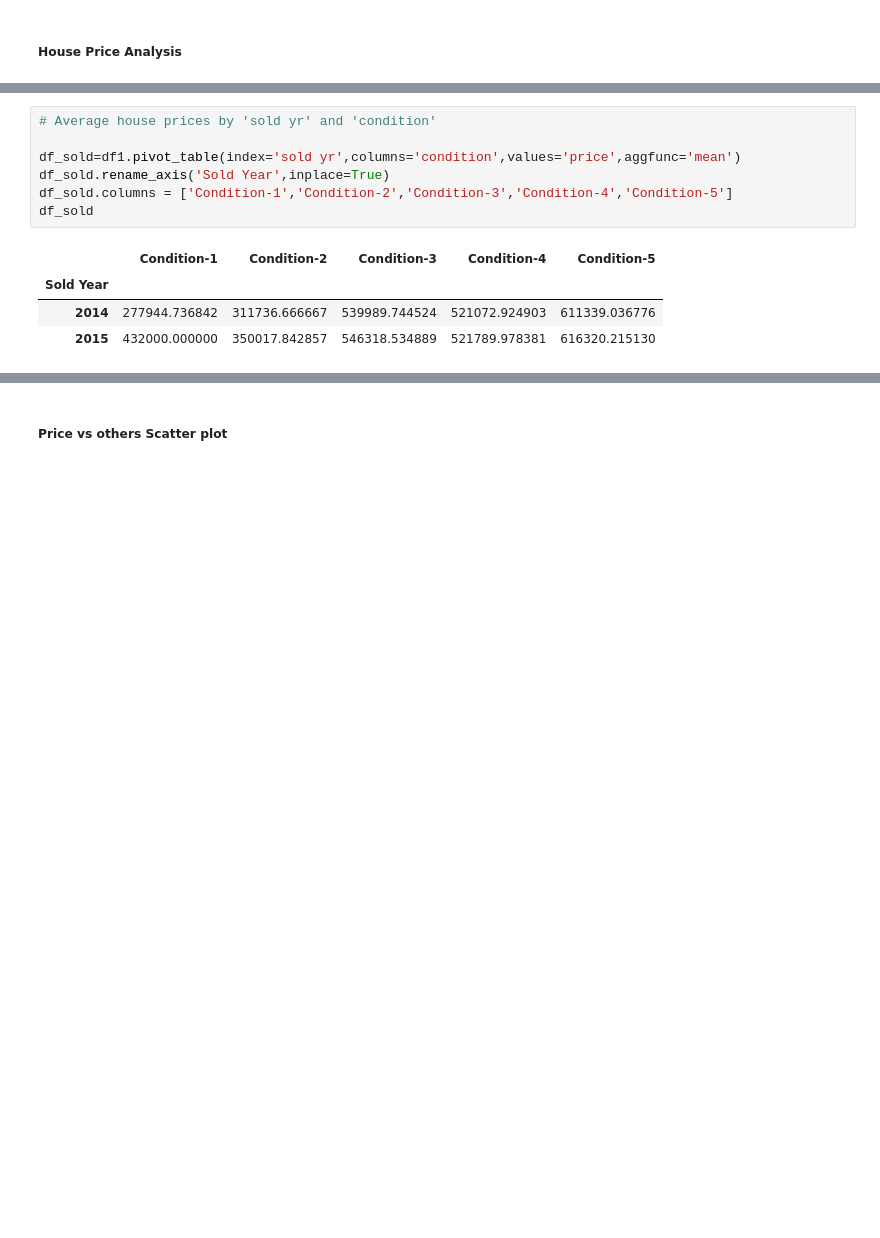
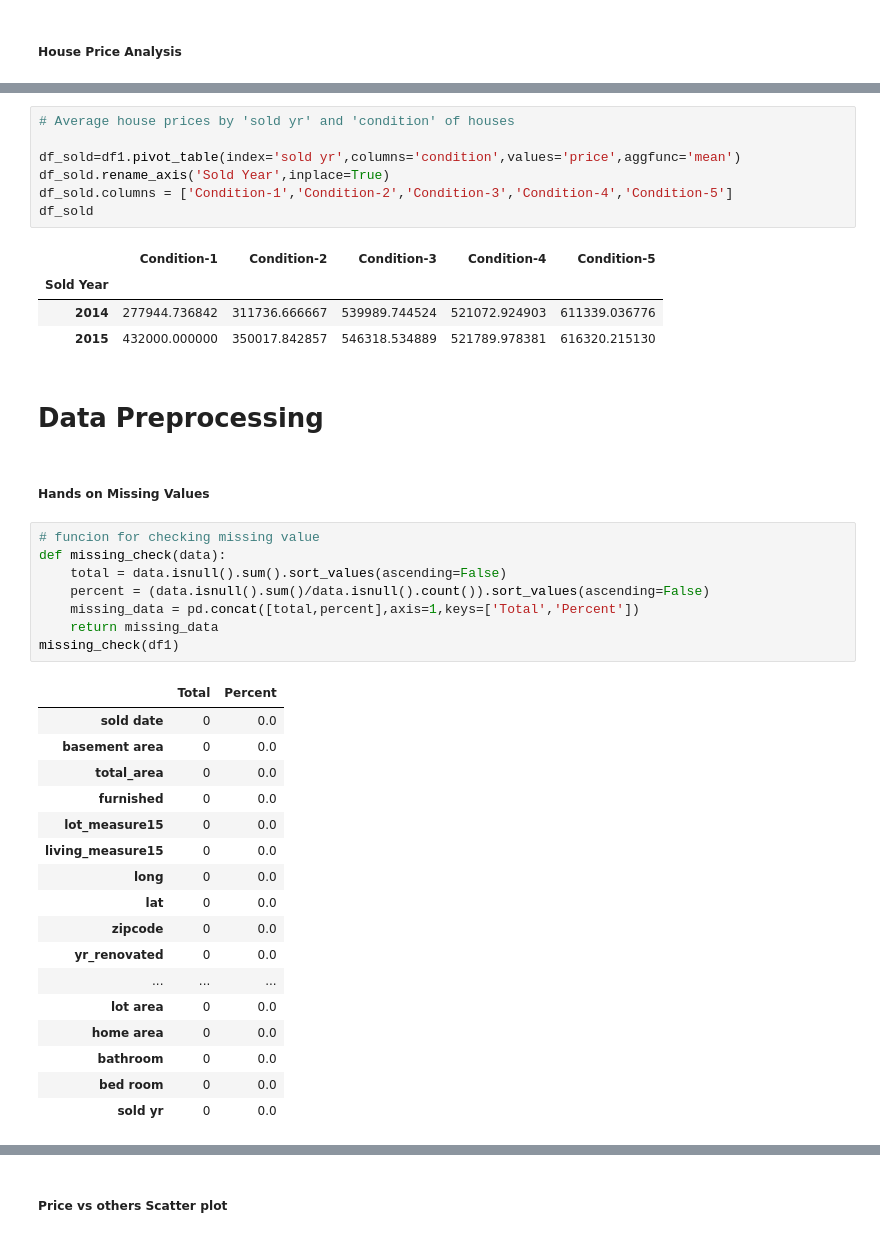
Before and after one commit to iktiyar/Practice-Project, a Jupyter notebook: Price Prediction.ipynb, the cells around one changed output, grey strips where cells are left out. Drawn from its saved outputs; the diff is of its cells as text; blank space fills up the shorter version.

```diff
--- a/Price Prediction.ipynb
+++ b/Price Prediction.ipynb
@@ -160,7 +156,7 @@ df_cheap
 | 16146 | 2015-03-05 | 85000 | 2 | 1.00 | 910 | 9753 | 1.0 | 0 | 0 | 3 | ... |
 | 15809 | 2014-09-15 | 85000 | 2 | 1.00 | 830 | 9000 | 1.0 | 0 | 0 | 3 | ... |
 # %%
-# Average house prices by 'sold yr' and 'condition'
+# Average house prices by 'sold yr' and 'condition' of houses
 
 df_sold=df1.pivot_table(index='sold yr',columns='condition',values='price',aggfunc='mean')
 df_sold.rename_axis('Sold Year',inplace=True)
@@ -171,3 +167,33 @@ df_sold
 | Sold Year |  |  |  |  |  |
 | 2014 | 277944.736842 | 311736.666667 | 539989.744524 | 521072.924903 | 611339.036776 |
 | 2015 | 432000.000000 | 350017.842857 | 546318.534889 | 521789.978381 | 616320.215130 |
+# %% [markdown]
+# Data Preprocessing
+# %% [markdown]
+##### Hands on Missing Values
+# %%
+# funcion for checking missing value
+def missing_check(data):
+    total = data.isnull().sum().sort_values(ascending=False)
+    percent = (data.isnull().sum()/data.isnull().count()).sort_values(ascending=False)
+    missing_data = pd.concat([total,percent],axis=1,keys=['Total','Percent'])
+    return missing_data
+missing_check(df1)
+# %% [output]
+|  | Total | Percent |
+| sold date | 0 | 0.0 |
+| basement area | 0 | 0.0 |
+| total_area | 0 | 0.0 |
+| furnished | 0 | 0.0 |
+| lot_measure15 | 0 | 0.0 |
+| living_measure15 | 0 | 0.0 |
+| long | 0 | 0.0 |
+| lat | 0 | 0.0 |
+| zipcode | 0 | 0.0 |
+| yr_renovated | 0 | 0.0 |
+| ... | ... | ... |
+| lot area | 0 | 0.0 |
+| home area | 0 | 0.0 |
+| bathroom | 0 | 0.0 |
+| bed room | 0 | 0.0 |
+| sold yr | 0 | 0.0 |
```
Also changed, not shown: parts of 13 cells of this notebook.
